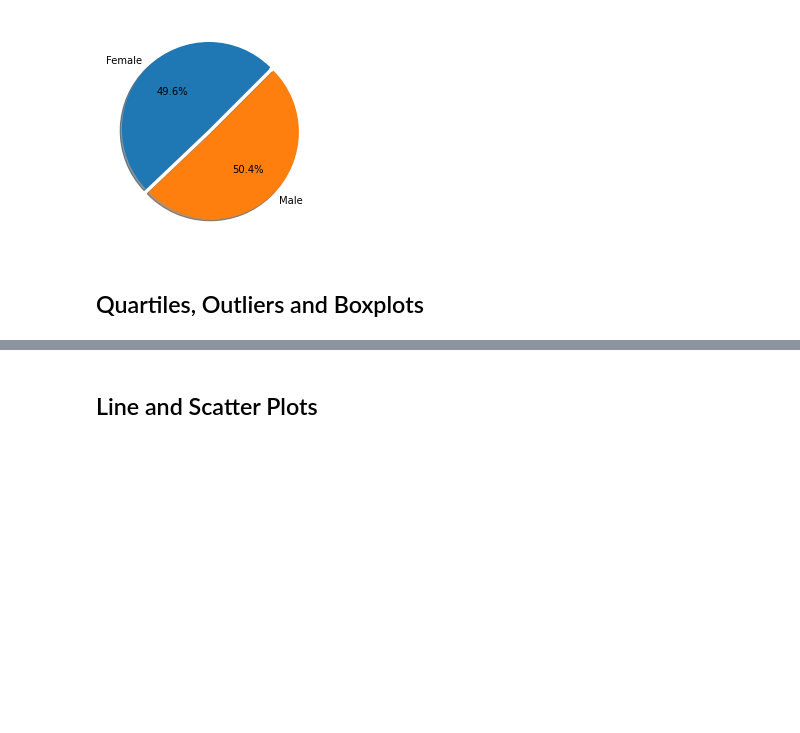
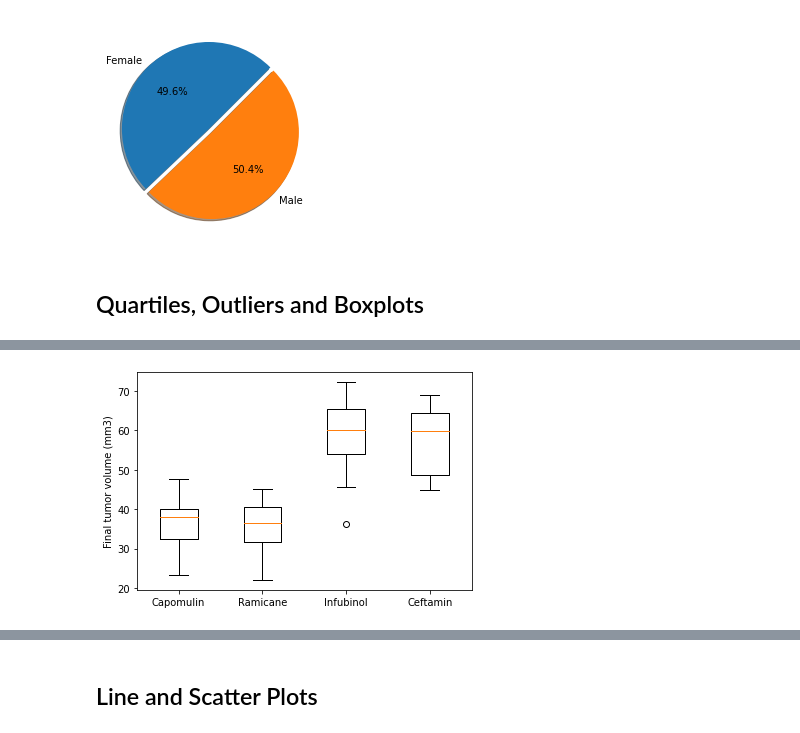
Before and after one commit to thatpatchguy/Bootcamp, a Jupyter notebook: MatPlotLib/05-Matplotlib_Homework_Instructions_Pymaceuticals_pymaceuticals_starter.ipynb, the cells around one changed output, grey strips where cells are left out. Cells and saved outputs as stored; diff of their text form; code cells hidden in the pictures; blank space fills up the shorter version.

```diff
--- a/MatPlotLib/05-Matplotlib_Homework_Instructions_Pymaceuticals_pymaceuticals_starter.ipynb
+++ b/MatPlotLib/05-Matplotlib_Homework_Instructions_Pymaceuticals_pymaceuticals_starter.ipynb
@@ -184,7 +183,20 @@ plt.show()
 # Calculate the final tumor volume of each mouse across four of the treatment regimens:
 # Capomulin, Ramicane, Infubinol, and Ceftamin
 
+drugs = ['Capomulin','Ramicane','Infubinol','Ceftamin']
+drug_and_mouse = clean_df.groupby(['Drug Regimen','Mouse ID'])
 # Start by getting the last (greatest) timepoint for each mouse
-
-
+greatest = drug_and_mouse['Tumor Volume (mm3)'].last()
+merged = clean_df.merge(greatest, on='Mouse ID')
+merged4 = merged[merged['Drug Regimen'].isin(drugs)]
+merged4 = merged4.drop_duplicates(['Mouse ID'], keep='last')
 # Merge this group df with the original dataframe to get the tumor volume at the last timepoint
+merged4 = merged4.drop(['Mouse ID','Sex','Age_months','Weight (g)','Tumor Volume (mm3)_x','Metastatic Sites','Timepoint'], axis=1)
+capomulin = merged4.loc[merged4['Drug Regimen'] =='Capomulin']
+ramicane = merged4.loc[merged4['Drug Regimen'] =='Ramicane']
+infubinol = merged4.loc[merged4['Drug Regimen'] =='Infubinol']
+ceftamin = merged4.loc[merged4['Drug Regimen'] =='Ceftamin']
+capomulin.columns = "Drug","Tumor"
+ramicane.columns = "Drug","Tumor"
+infubinol.columns = "Drug","Tumor"
+ceftamin.columns = "Drug","Tumor"
@@ -207,0 +203,53 @@ plt.show()
+# %%
+# Put treatments into a list for for loop (and later for plot labels)
+# Create empty list to fill with tumor vol data (for plotting)
+tumor_vol_data = []
+
+# Calculate the IQR and quantitatively determine if there are any potential outliers.
+
+    # Locate the rows which contain mice on each drug and get the tumor volumes
+
+quartile = capomulin.Tumor.quantile([.25,.5,.75])
+iqr = quartile[.75] - quartile[.25]
+print(f'Capomulin Results:')
+print("-------------------------")
+print(f'Lower Quartile: {round(quartile[.25],3)}')
+print(f'Upper Quartile: {round(quartile[.75],3)}')
+print(f'Interquartile range: {round(iqr,3)}')
+print(f'Values below {round(quartile[.25] - (1.5*iqr),3)} or above {round(quartile[.75] + (1.5*iqr),3)} are likely outliers')
+print("==========================")
+
+quartile = ramicane.Tumor.quantile([.25,.5,.75])
+iqr = quartile[.75] - quartile[.25]
+print(f'Ramicane Results:')
+print("-------------------------")
+print(f'Lower Quartile: {round(quartile[.25],3)}')
+print(f'Upper Quartile: {round(quartile[.75],3)}')
+print(f'Interquartile range: {round(iqr,3)}')
+print(f'Values below {round(quartile[.25] - (1.5*iqr),3)} or above {round(quartile[.75] + (1.5*iqr),3)} are likely outliers')
+print("==========================")
+
+quartile = infubinol.Tumor.quantile([.25,.5,.75])
+iqr = quartile[.75] - quartile[.25]
+print(f'Infubinol Results:')
+print("-------------------------")
+print(f'Lower Quartile: {round(quartile[.25],3)}')
+print(f'Upper Quartile: {round(quartile[.75],3)}')
+print(f'Interquartile range: {round(iqr,3)}')
+print(f'Values below {round(quartile[.25] - (1.5*iqr),3)} or above {round(quartile[.75] + (1.5*iqr),3)} are likely outliers')
+print("==========================")
+
+quartile = ceftamin.Tumor.quantile([.25,.5,.75])
+iqr = quartile[.75] - quartile[.25]
+print(f'Ceftamin Results:')
+print("-------------------------")
+print(f'Lower Quartile: {round(quartile[.25],3)}')
+print(f'Upper Quartile: {round(quartile[.75],3)}')
+print(f'Interquartile range: {round(iqr,3)}')
+print(f'Values below {round(quartile[.25] - (1.5*iqr),3)} or above {round(quartile[.75] + (1.5*iqr),3)} are likely outliers')
+print("==========================")
+    # add subset
+
+
+    # Determine outliers using upper and lower bounds
+# %% [output]
@@ -208,2 +273,3 @@ plt.show()
+[figure, added]
 # %%
 # Generate a box plot of the final tumor volume of each mouse across four regimens of interest
```
Also changed, not shown: parts of 7 cells of this notebook.
